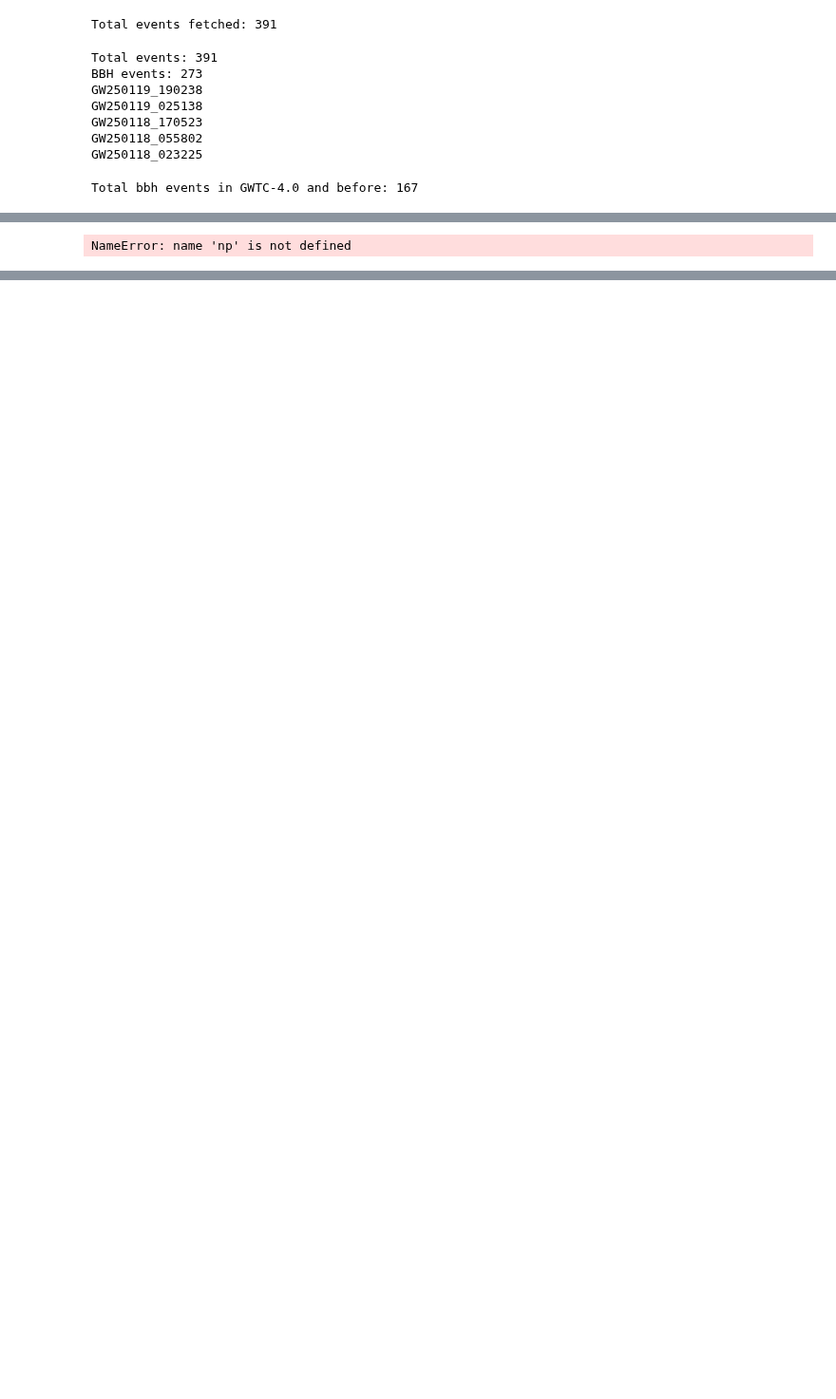
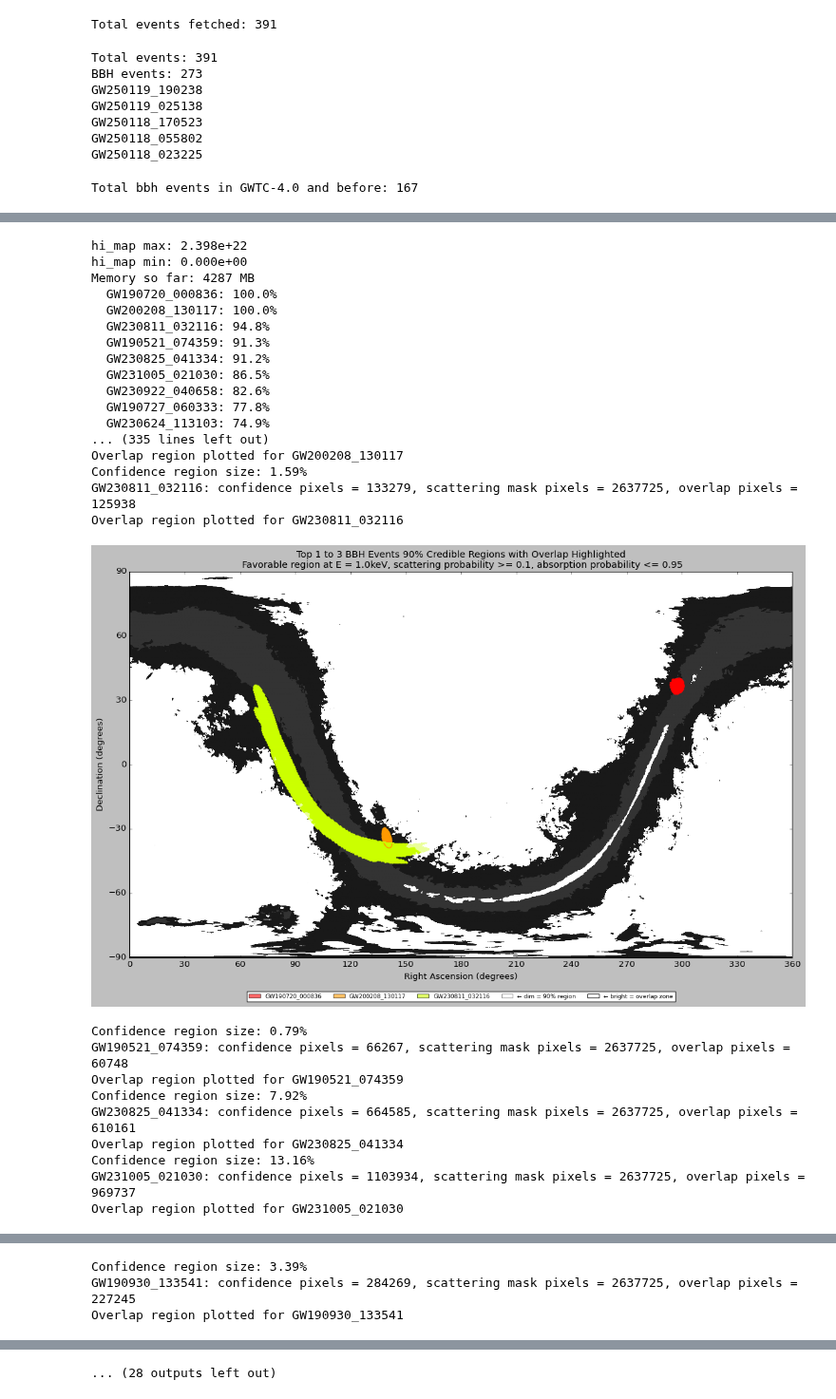
Before and after one commit to ZoeyZhu2/BBH-Visualization, a Jupyter notebook: bbh_visualization.ipynb, the cells around one changed output, grey strips where cells are left out. Shown at 95% size. Saved outputs shown, nothing was run; the diff lists cells and outputs as text; code cells hidden in the pictures; blank space fills up the shorter version.

Commit message:
Graphs

```diff
--- a/bbh_visualization.ipynb
+++ b/bbh_visualization.ipynb
@@ -2507,14 +2505,40 @@ def graph_top_n_overlap_with_highlights_in_chunks(E_keV, min_scat_prob, max_abso
 # %%
 # Run to run previous cell
 # Cell 9.3.2: overlap regions explicitly highlighted for the 10 most promising events with the probability overlay using imshow but only one events at a time
 min_scat_prob = 0.1
 tau_absorption = 3
 # max_absorp_prob = 0.1 # tau_absorption ≈ 2.3
 max_absorp_prob = 1-np.exp(-tau_absorption) # tau = 3; prob = 1-e^-tau so prob not absorbed = 0.95021 it is absorbed
-n = 5
+n = 3
 
 for E_keV in np.arange(1.0, 3.5, 0.5):
     greatest_overlaps = calculate_overlap(E_keV, min_scat_prob, max_absorp_prob)
     graph_top_n_overlap_with_highlights_in_chunks(E_keV, min_scat_prob, max_absorp_prob, n, greatest_overlaps)
 # %% [output]
-NameError: name 'np' is not defined
+hi_map max: 2.398e+22
+hi_map min: 0.000e+00
+Memory so far: 4287 MB
+  GW190720_000836: 100.0%
+  GW200208_130117: 100.0%
+  GW230811_032116: 94.8%
+  GW190521_074359: 91.3%
+  GW230825_041334: 91.2%
+  GW231005_021030: 86.5%
+  GW230922_040658: 82.6%
+  GW190727_060333: 77.8%
+  GW230624_113103: 74.9%
+... (335 lines left out)
+Overlap region plotted for GW200208_130117
+Confidence region size: 1.59%
+GW230811_032116: confidence pixels = 133279, scattering mask pixels = 2637725, overlap pixels = 125938
+Overlap region plotted for GW230811_032116
+[figure, added]
+Confidence region size: 0.79%
+GW190521_074359: confidence pixels = 66267, scattering mask pixels = 2637725, overlap pixels = 60748
+Overlap region plotted for GW190521_074359
+Confidence region size: 7.92%
+GW230825_041334: confidence pixels = 664585, scattering mask pixels = 2637725, overlap pixels = 610161
+Overlap region plotted for GW230825_041334
+Confidence region size: 13.16%
+GW231005_021030: confidence pixels = 1103934, scattering mask pixels = 2637725, overlap pixels = 969737
+Overlap region plotted for GW231005_021030
@@ -2520,0 +2556,3 @@ NameError: name 'np' is not defined
+Confidence region size: 3.39%
+GW190930_133541: confidence pixels = 284269, scattering mask pixels = 2637725, overlap pixels = 227245
+Overlap region plotted for GW190930_133541
@@ -2521,3 +2588,4 @@ NameError: name 'np' is not defined
+... (28 outputs left out)
 # %%
 # Not necessary to run
 # Cell 9.4: graphing everything I want at the same time to save time
```
Also changed, not shown: parts of 6 cells of this notebook, 22 other files.
